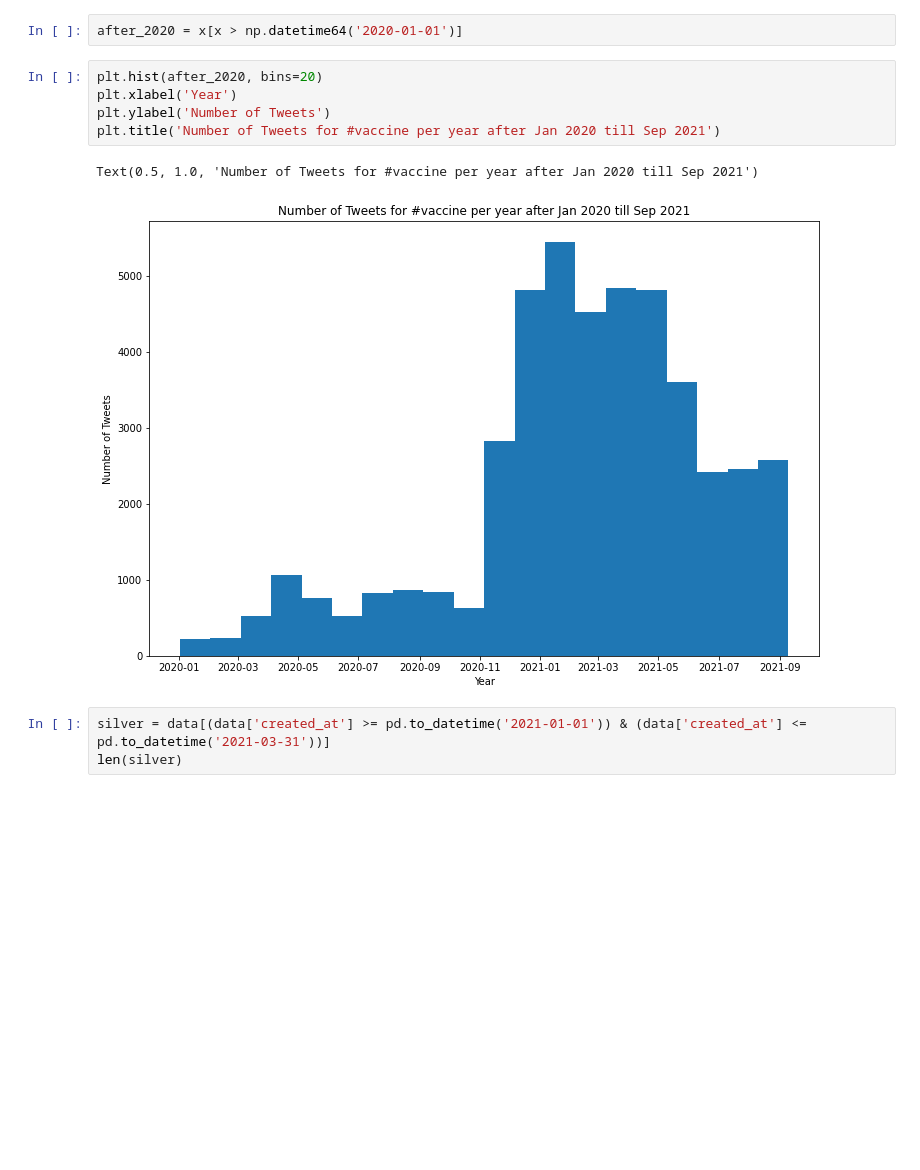
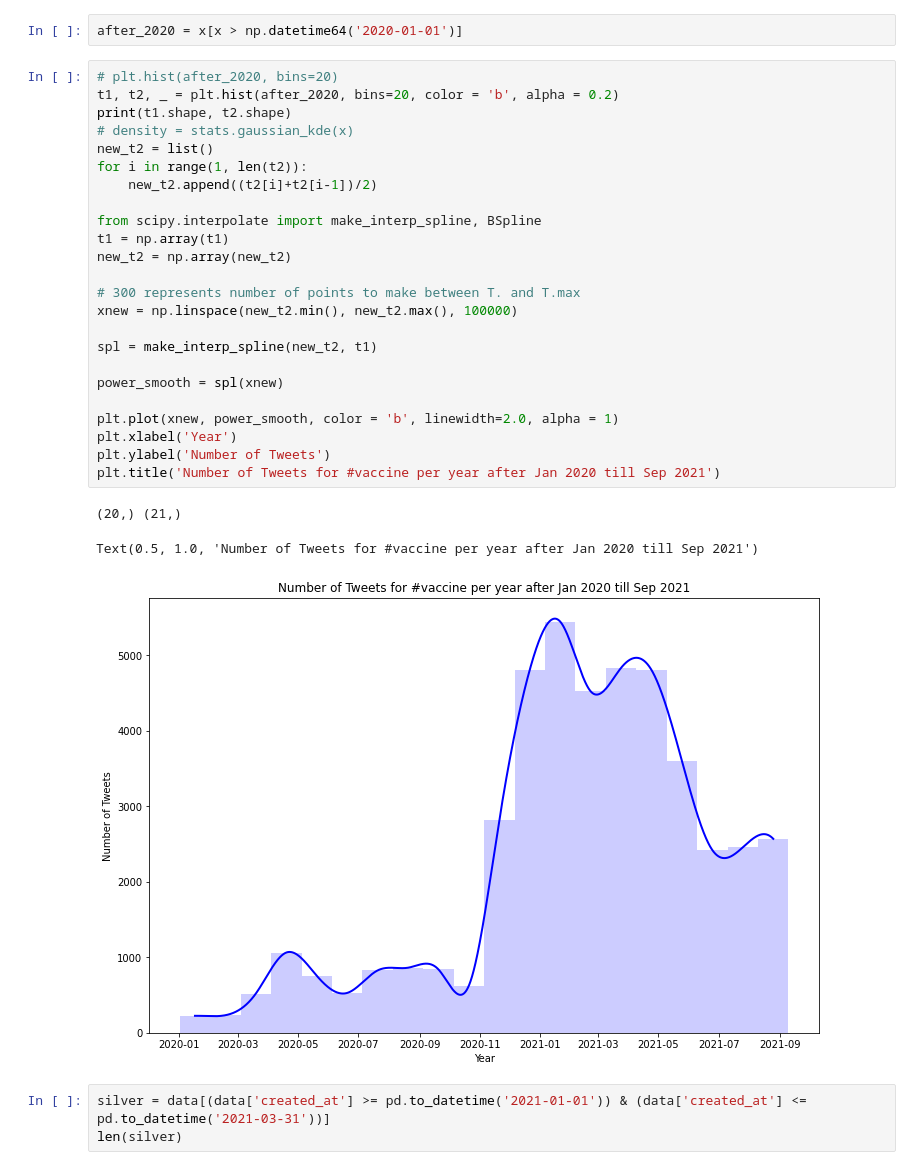
Before and after one commit to sundeshgupta/SenticNetProj, a Jupyter notebook: time_distribution.ipynb, the cells around one changed output. Cells and saved outputs as stored; diff of their text form; blank space fills up the shorter version.

```diff
--- a/time_distribution.ipynb
+++ b/time_distribution.ipynb
@@ -50,13 +119,33 @@ Text(0.5, 1.0, 'Number of Tweets for #vaccine per year')
 # %%
 after_2020 = x[x > np.datetime64('2020-01-01')]
-# %%
-plt.hist(after_2020, bins=20)
-plt.xlabel('Year')
-plt.ylabel('Number of Tweets')
-plt.title('Number of Tweets for #vaccine per year after Jan 2020 till Sep 2021')
-# %% [output]
-Text(0.5, 1.0, 'Number of Tweets for #vaccine per year after Jan 2020 till Sep 2021')
-[figure, removed]
+# %%
+# plt.hist(after_2020, bins=20)
+t1, t2, _ = plt.hist(after_2020, bins=20, color = 'b', alpha = 0.2)
+print(t1.shape, t2.shape)
+# density = stats.gaussian_kde(x)
+new_t2 = list()
+for i in range(1, len(t2)):
+    new_t2.append((t2[i]+t2[i-1])/2)
+
+from scipy.interpolate import make_interp_spline, BSpline
+t1 = np.array(t1)
+new_t2 = np.array(new_t2)
+
+# 300 represents number of points to make between T. and T.max
+xnew = np.linspace(new_t2.min(), new_t2.max(), 100000)
+
+spl = make_interp_spline(new_t2, t1)
+
+power_smooth = spl(xnew)
+
+plt.plot(xnew, power_smooth, color = 'b', linewidth=2.0, alpha = 1)
+plt.xlabel('Year')
+plt.ylabel('Number of Tweets')
+plt.title('Number of Tweets for #vaccine per year after Jan 2020 till Sep 2021')
+# %% [output]
+(20,) (21,)
+Text(0.5, 1.0, 'Number of Tweets for #vaccine per year after Jan 2020 till Sep 2021')
+[figure, added]
 # %%
 silver = data[(data['created_at'] >= pd.to_datetime('2021-01-01')) & (data['created_at'] <= pd.to_datetime('2021-03-31'))]
 len(silver)
```
Also changed, not shown: parts of 7 cells of this notebook, 7 other files.
